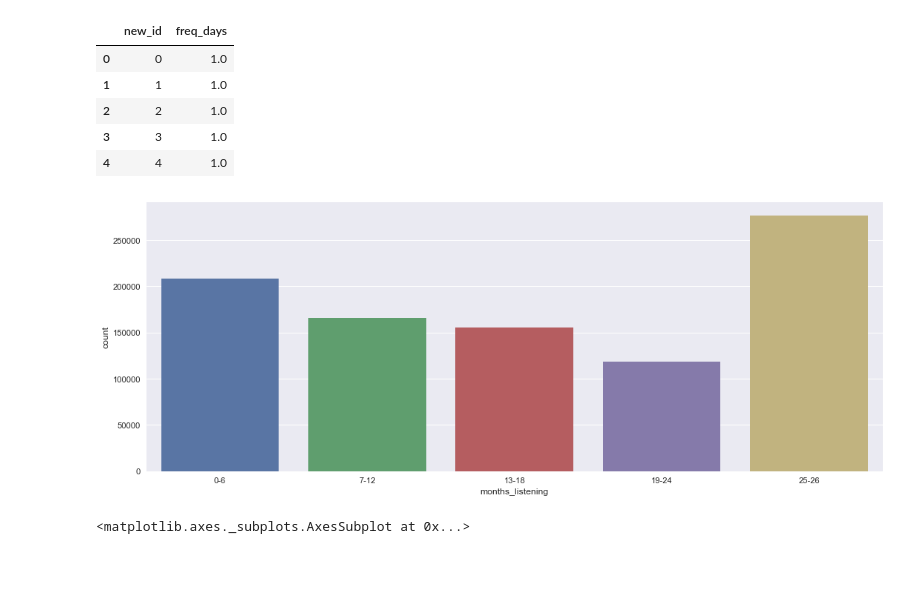
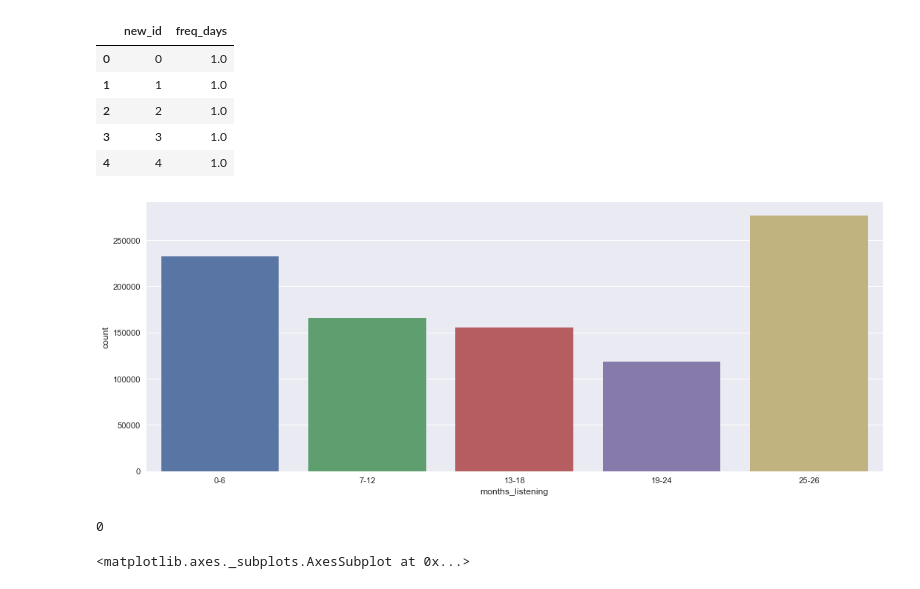
Before and after one commit to calestini/Kcompetition, a Jupyter notebook: User Log.ipynb, the cells around one changed output. Cells and saved outputs as stored; diff of their text form; code cells hidden in the pictures.

```diff
--- a/User Log.ipynb
+++ b/User Log.ipynb
@@ -115,11 +115,18 @@ sum_months = pd.pivot_table(ul, values='total_secs', index=['new_id'], columns=[
 # %%
 sum_months['months_listening'] = pd.cut(np.count_nonzero(sum_months.fillna(0).drop(201702,axis=1), axis = 1)
                                         , [0,6,12,18,24,30]
-                                        , labels=['0-6','7-12','13-18','19-24','25-26'])
+                                        , labels=['0-6','7-12','13-18','19-24','25-26']).fillna('0-6')
+
+#sum_months['months_listening'] = sum_months['months_listening'].fillna('0-6', inplace = True)
 plt.figure(num=None, figsize=(16, 6), dpi=80, facecolor='w', edgecolor='k')
 sns.countplot(sum_months['months_listening']);
 # %% [output]
-[figure, old version]
+[figure, new version]
+# %%
+#sum_months.fillna('0-6', inplace=True)
+len(sum_months[pd.isnull(sum_months['months_listening'])==True])
+# %% [output]
+0
 # %%
 #add months with listening data for previous 6 months (p6), 12 months (p12)
 p6 = [201701,201612,201611,201610,201609,201608]
```
Also changed, not shown: parts of 4 cells of this notebook, 2 other files.
